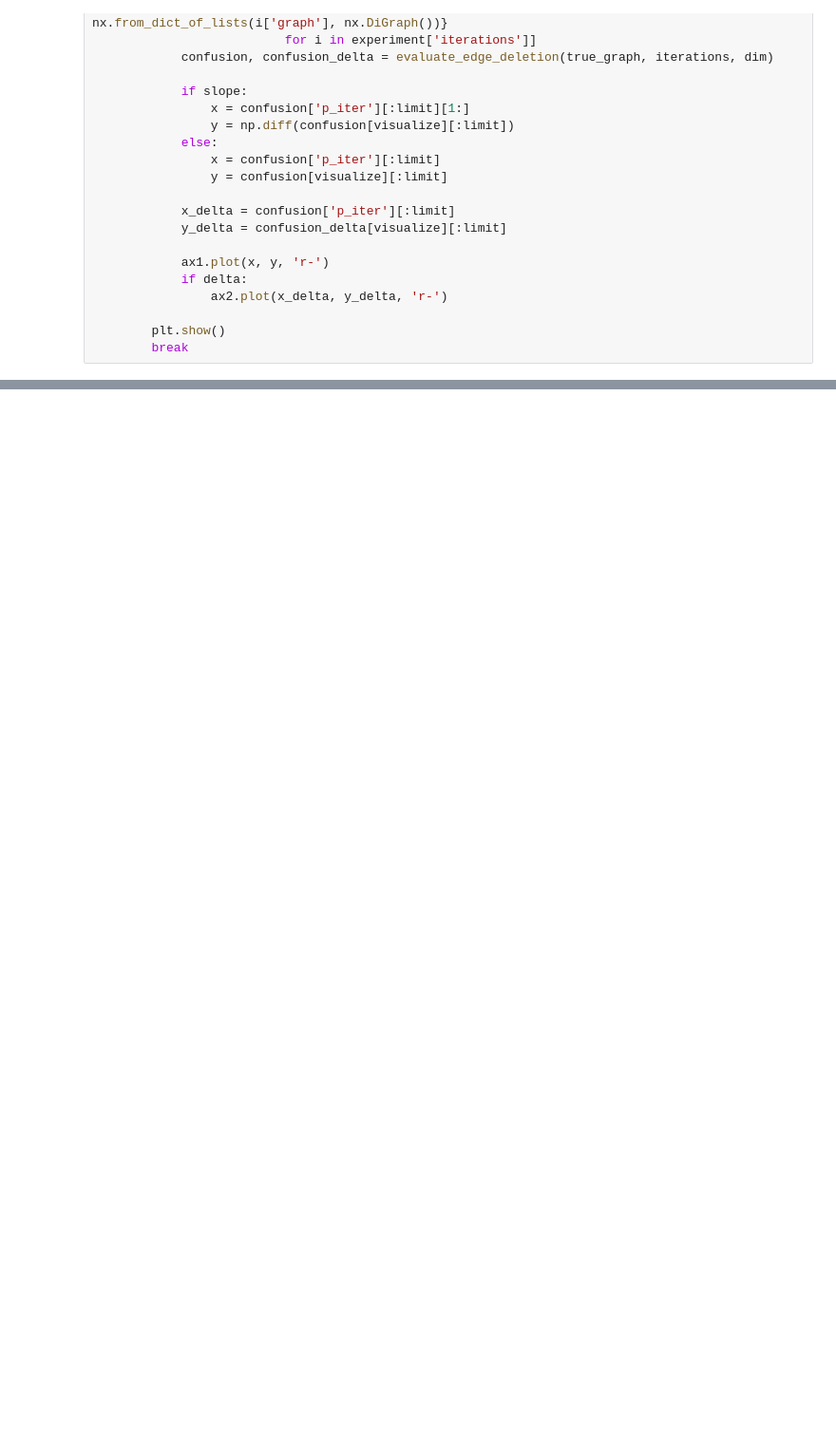
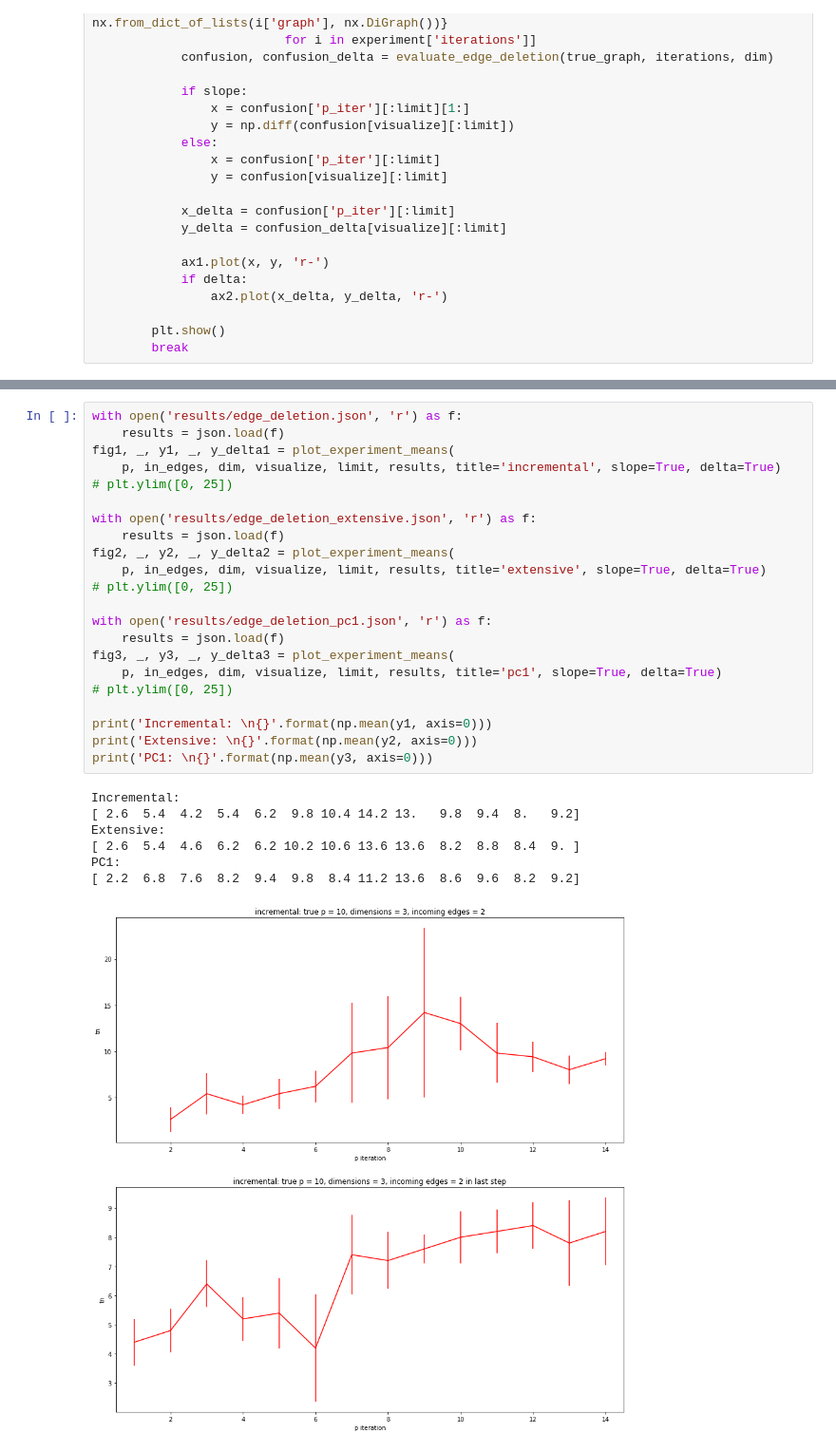
Before and after one commit to danthe96/CIoTS, a Jupyter notebook: visualize_edge_deletion.ipynb, the cells around one changed output, grey strips where cells are left out. Shown at 95% size. Saved outputs shown, nothing was run; the diff lists cells and outputs as text; blank space fills up the shorter version.

```diff
--- a/visualize_edge_deletion.ipynb
+++ b/visualize_edge_deletion.ipynb
@@ -107,0 +175,30 @@ plot_experiments(p, in_edges, dim, 'tn', limit, results, title='pc1', slope=True
+# %%
+with open('results/edge_deletion.json', 'r') as f:
+    results = json.load(f)
+fig1, _, y1, _, y_delta1 = plot_experiment_means(
+    p, in_edges, dim, visualize, limit, results, title='incremental', slope=True, delta=True)
+# plt.ylim([0, 25])
+
+with open('results/edge_deletion_extensive.json', 'r') as f:
+    results = json.load(f)
+fig2, _, y2, _, y_delta2 = plot_experiment_means(
+    p, in_edges, dim, visualize, limit, results, title='extensive', slope=True, delta=True)
+# plt.ylim([0, 25])
+
+with open('results/edge_deletion_pc1.json', 'r') as f:
+    results = json.load(f)
+fig3, _, y3, _, y_delta3 = plot_experiment_means(
+    p, in_edges, dim, visualize, limit, results, title='pc1', slope=True, delta=True)
+# plt.ylim([0, 25])
+
+print('Incremental: \n{}'.format(np.mean(y1, axis=0)))
+print('Extensive: \n{}'.format(np.mean(y2, axis=0)))
+print('PC1: \n{}'.format(np.mean(y3, axis=0)))
+# %% [output]
+Incremental:
+[ 2.6  5.4  4.2  5.4  6.2  9.8 10.4 14.2 13.   9.8  9.4  8.   9.2]
+Extensive:
+[ 2.6  5.4  4.6  6.2  6.2 10.2 10.6 13.6 13.6  8.2  8.8  8.4  9. ]
+PC1:
+[ 2.2  6.8  7.6  8.2  9.4  9.8  8.4 11.2 13.6  8.6  9.6  8.2  9.2]
+[figure, added]
```
Also changed, not shown: parts of 14 cells of this notebook, 16 other files.
